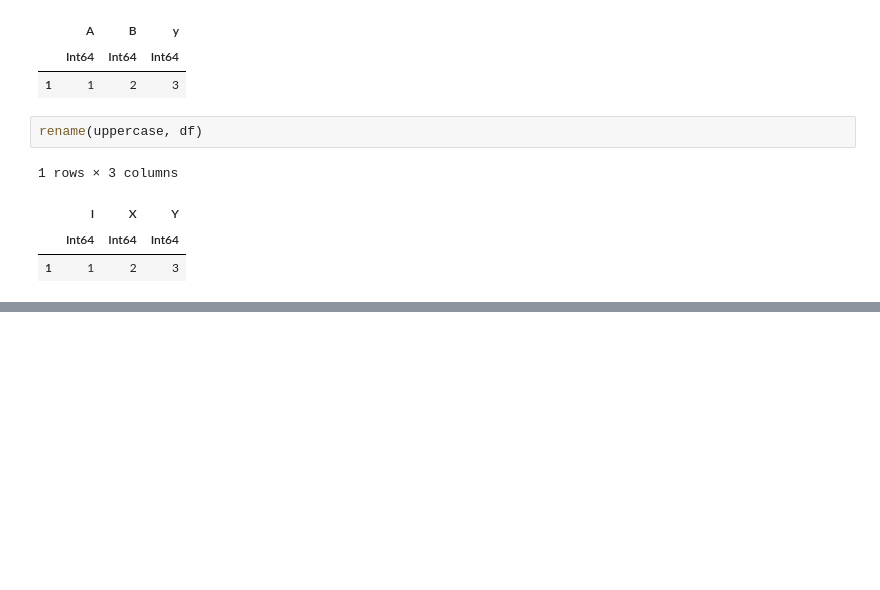
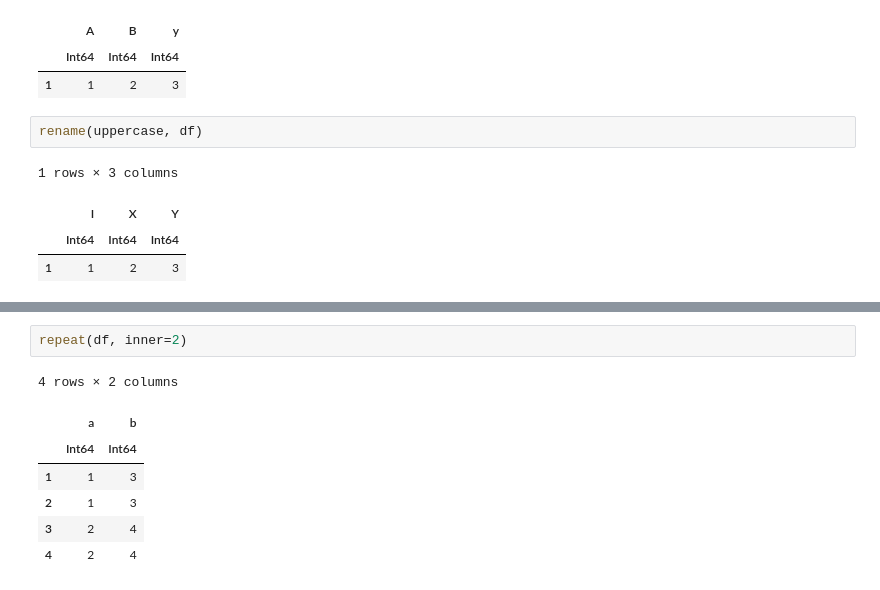
Before and after one commit to damiansp/julia, a Jupyter notebook: dsDocs/DataFrames/functions_2.py.ipynb, the cells around one changed output, grey strips where cells are left out. Saved outputs shown, nothing was run; the diff lists cells and outputs as text; blank space fills up the shorter version.

```diff
--- a/dsDocs/DataFrames/functions_2.py.ipynb
+++ b/dsDocs/DataFrames/functions_2.py.ipynb
@@ -382,0 +394,10 @@ rename(uppercase, df)
+# %%
+repeat(df, inner=2)
+# %% [output]
+4 rows × 2 columns
+|  | a | b |
+|  | Int64 | Int64 |
+| 1 | 1 | 3 |
+| 2 | 1 | 3 |
+| 3 | 2 | 4 |
+| 4 | 2 | 4 |
```
Also changed, not shown: parts of 2 cells of this notebook.
